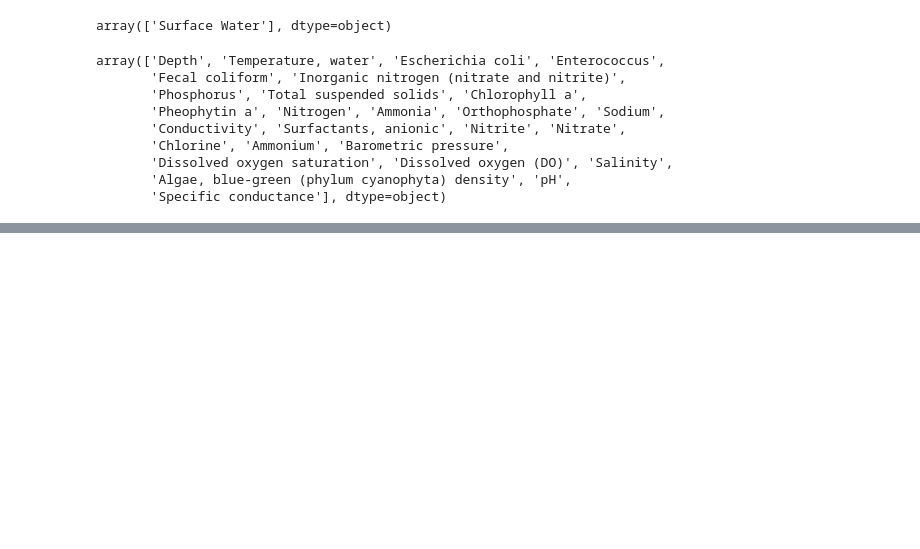
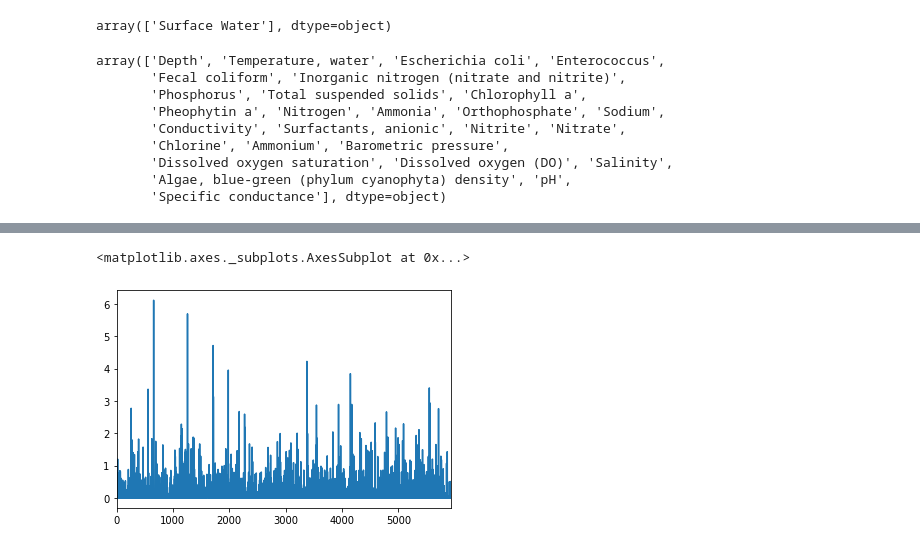
Before and after one commit to codeforboston/safe-water, a Jupyter notebook: projects/crwa/notebooks/lstaples-eda.ipynb, the cells around one changed output, grey strips where cells are left out. Cells and saved outputs as stored; diff of their text form; code cells hidden in the pictures; blank space fills up the shorter version.

```diff
--- a/projects/crwa/notebooks/lstaples-eda.ipynb
+++ b/projects/crwa/notebooks/lstaples-eda.ipynb
@@ -209,0 +200,2 @@ res_plot.reset_index(drop=True).plot()
+# %%
+rainfall = pd.read_csv(rainfall_file)
@@ -209,0 +220,5 @@ res_plot.reset_index(drop=True).plot()
+# %%
+# data cleaning: drop all rows that have any NA values
+rainfall = rainfall.dropna()
+
+rainfall
@@ -209,0 +257,23 @@ res_plot.reset_index(drop=True).plot()
+# %%
+# turns off warning described in below webpages (it appears to be a false error)
+# https://stackoverflow.com/questions/20625582/how-to-deal-with-settingwithcopywarning-in-pandas
+# https://www.dataquest.io/blog/settingwithcopywarning/
+pd.options.mode.chained_assignment = None  # default='warn'
+
+rainfall['Season_Collected'] = (rainfall["DATE"]).apply(date_to_season)
+
+# turn warning back on:
+pd.options.mode.chained_assignment = 'warn'
+# %%
+# create a year column (note most error turns off warning)
+
+# turns off warning described in below webpages (it appears to be a false error)
+# https://stackoverflow.com/questions/20625582/how-to-deal-with-settingwithcopywarning-in-pandas
+# https://www.dataquest.io/blog/settingwithcopywarning/
+pd.options.mode.chained_assignment = None  # default='warn'
+
+# this line creates the year column
+rainfall['Year'] = rainfall.DATE.apply(lambda row: row.year)
+
+# turn warning back on:
+pd.options.mode.chained_assignment = 'warn'
@@ -209,0 +296,11 @@ res_plot.reset_index(drop=True).plot()
+# %%
+# plotting rainfall values:
+# reset index is necessary make the index go from 0 to (length-1)
+
+# note the cycle observed here is due to the change of seasons throughout the year
+
+rain_plot = ( rainfall.sort_values(by=['DATE']) )['Precipitation']
+rain_plot.reset_index(drop=True).plot()
+# %% [output]
+<matplotlib.axes._subplots.AxesSubplot at 0x...>
+[figure, added]
```
Also changed, not shown: parts of 27 cells of this notebook.
